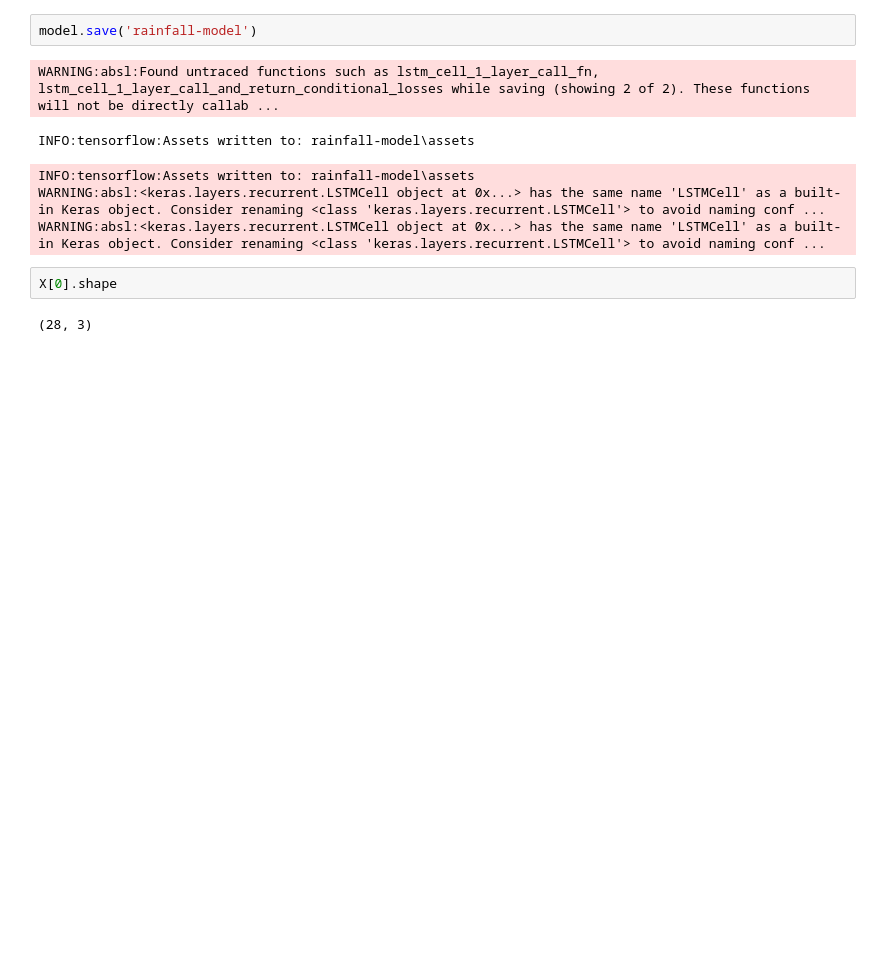
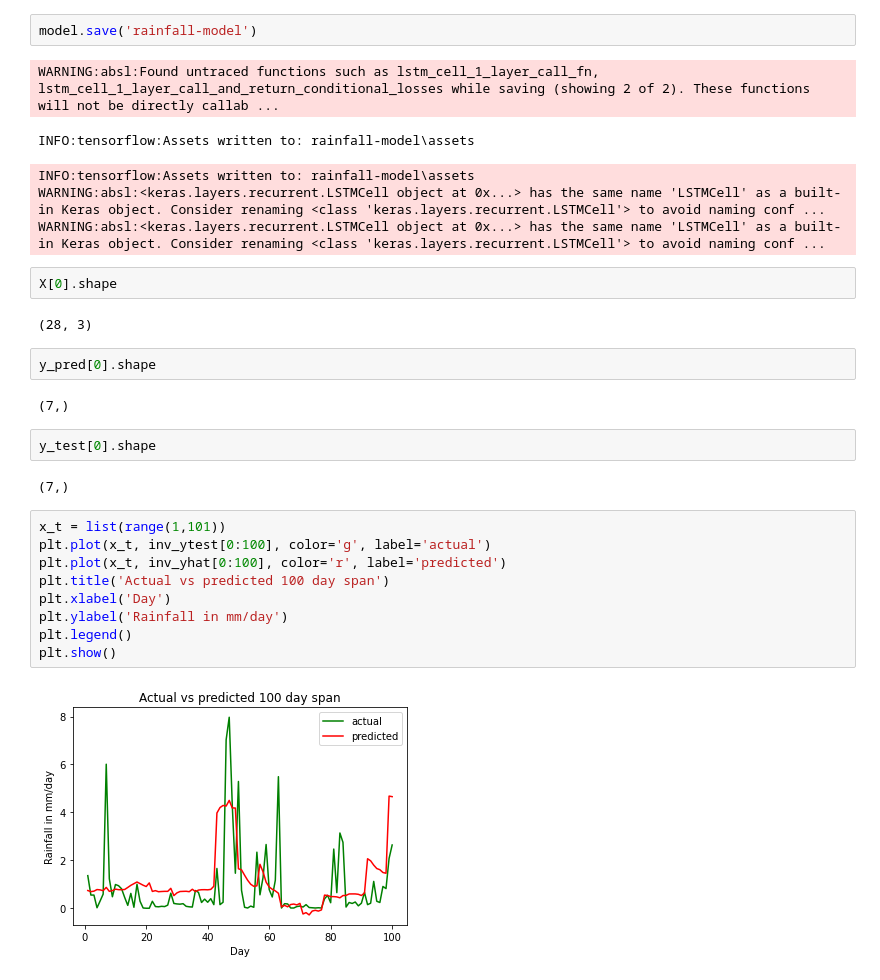
Before and after one commit to bryan-mwas/keras-lstm, a Jupyter notebook: lstm.ipynb, the cells around one changed output. Drawn from its saved outputs; the diff is of its cells as text; blank space fills up the shorter version.

```diff
--- a/lstm.ipynb
+++ b/lstm.ipynb
@@ -269,3 +270,22 @@ WARNING:absl:<keras.layers.recurrent.LSTMCell object at 0x...> has the same name
 X[0].shape
 # %% [output]
 (28, 3)
+# %%
+y_pred[0].shape
+# %% [output]
+(7,)
+# %%
+y_test[0].shape
+# %% [output]
+(7,)
+# %%
+x_t = list(range(1,101))
+plt.plot(x_t, inv_ytest[0:100], color='g', label='actual')
+plt.plot(x_t, inv_yhat[0:100], color='r', label='predicted')
+plt.title('Actual vs predicted 100 day span')
+plt.xlabel('Day')
+plt.ylabel('Rainfall in mm/day')
+plt.legend()
+plt.show()
+# %% [output]
+[figure, added]
```
Also changed, not shown: parts of 7 cells of this notebook, 5 other files.
